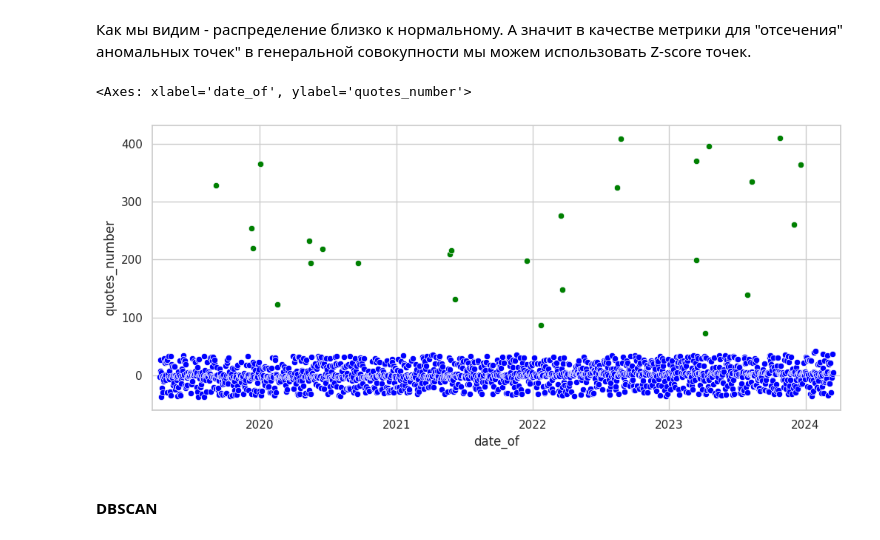
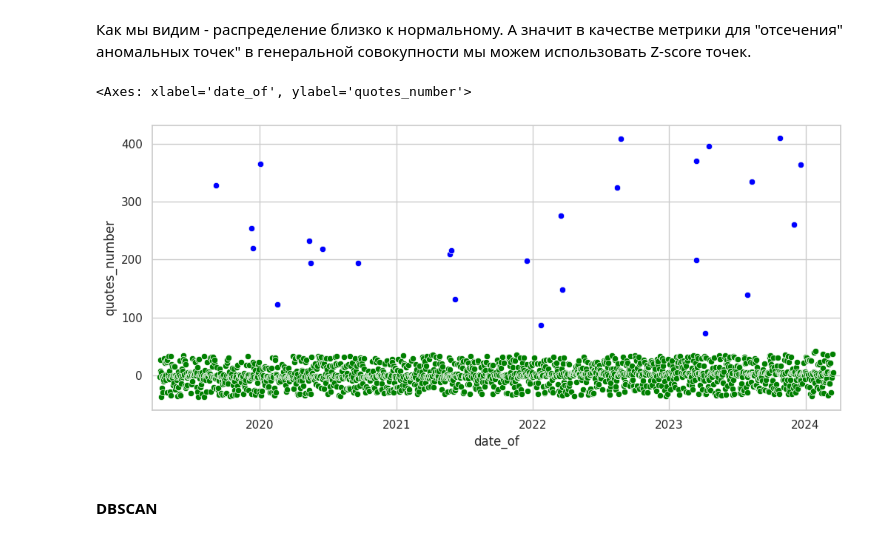
Before and after one commit to MaximIgitov/cup_it_24, a Jupyter notebook: Notebook.ipynb, the cells around one changed output. Saved outputs shown, nothing was run; the diff lists cells and outputs as text; code cells hidden in the pictures.

Commit message:
Color swap on a z-score figure

```diff
--- a/Notebook.ipynb
+++ b/Notebook.ipynb
@@ -462,25 +462,25 @@ df_num ['date_of'] = df_num.index
 # %%
 from scipy import stats
 
 plt.figure(figsize=(12, 5))
-sns.scatterplot(x='date_of', y='quotes_number', data=df_num, color='blue')
+sns.scatterplot(x='date_of', y='quotes_number', data=df_num, color='green')
 plt.title('')
 plt.xlabel('')
 plt.ylabel('')
 plt.xlim(df_num["date_of"].min() - pd.DateOffset(days=20), df_num["date_of"].max() + pd.DateOffset(days=20))
 
 z_scores = stats.zscore(df_num['quotes_number'])
 mu = df_num["quotes_number"].mean()
 sigma = df_num["quotes_number"].std()
 pd.DataFrame({"mu": [mu], "sigma": [sigma]}).to_csv("musigma.csv", index=False)
 threshold = 1.6
 outliers = df_num[(z_scores > threshold) | (z_scores < -threshold)]
 
 # Отмечаем выбросы на графике
-sns.scatterplot(x='date_of', y='quotes_number', data=outliers, color='green')
+sns.scatterplot(x='date_of', y='quotes_number', data=outliers, color='blue')
 # %% [output]
 <Axes: xlabel='date_of', ylabel='quotes_number'>
-[figure, old version]
+[figure, new version]
 # %% [markdown]
 #### DBSCAN
 # %%
```
